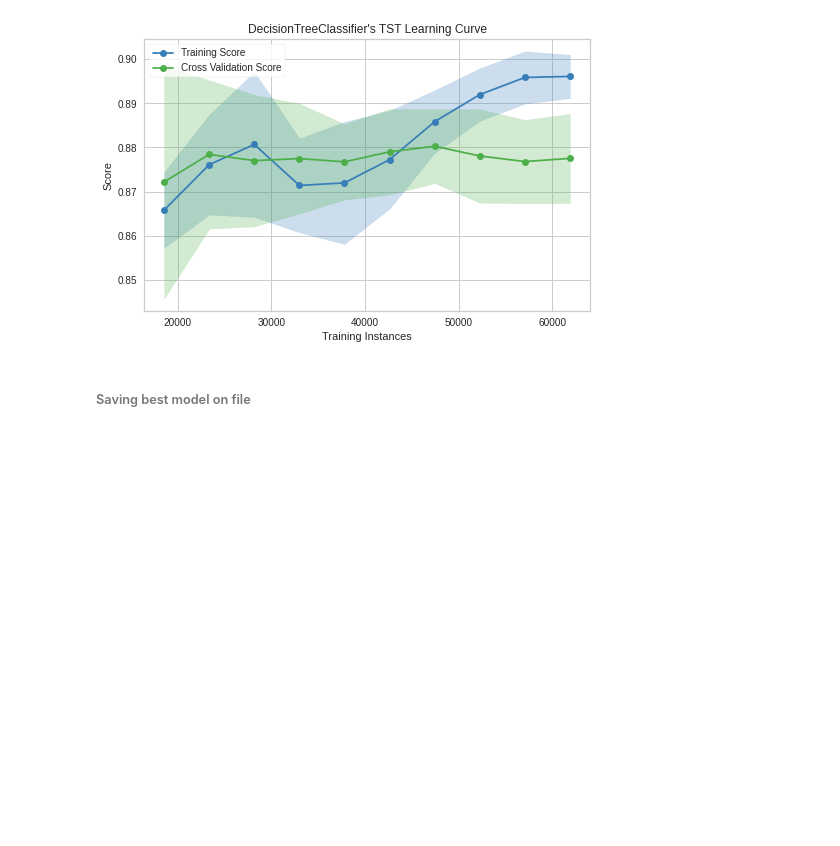
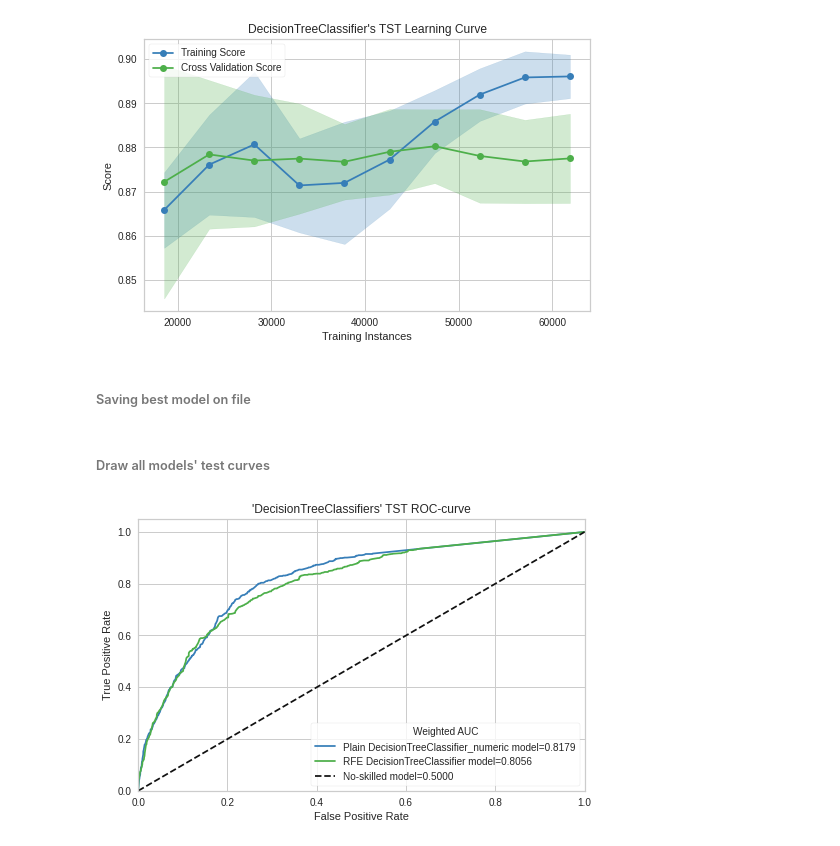
Before and after one commit to alexandrabradan/Datamining2_AdvancedTopics, a Jupyter notebook: notebook/Module_1/DecisionTree_cv3_n_iter_10_numeric*.ipynb, the cells around one changed output. Cells and saved outputs as stored; diff of their text form; code cells hidden in the pictures; blank space fills up the shorter version.

Commit message:
update simple classifiers

```diff
--- a/notebook/Module_1/DecisionTree_cv3_n_iter_10_numeric*.ipynb
+++ b/notebook/Module_1/DecisionTree_cv3_n_iter_10_numeric*.ipynb
@@ -899,5 +899,31 @@ model_info = {'params': params_tst,
               'best_features_scores': best_features_scores
              }
 
-with open(model_name + '.pickle', 'wb') as handle:
+with open('pickle/' + model_name + '.pickle', 'wb') as handle:
     pickle.dump(model_info, handle, protocol=pickle.HIGHEST_PROTOCOL)
+# %% [markdown]
+<h6>Draw all models' test curves</h6>
+# %%
+import os
+import pickle
+
+global_info = {}
+pickle_dir_files = os.listdir('pickle/')
+for filename in pickle_dir_files:
+    if 'DecisionTreeClassifier' in filename:
+        with open('pickle/' + filename, 'rb') as handle:
+            curr_model_info = pickle.load(handle)
+
+            y_prob = curr_model_info['y_prob']
+            curr_model_name = filename.split(".")[0]
+            curr_model_feature_filter = curr_model_info['model_name']
+            full_curr_model_name = curr_model_feature_filter + " "  + curr_model_name
+            # print(filename, curr_model_name, curr_model_feature_filter, sep="\t")
+
+            global_info[full_curr_model_name] = {}
+            global_info = get_roc_curve_and_roc_auc_score(y_test.values.ravel(), y_prob[:, 1],
+                                                          full_curr_model_name, global_info)
+
+draw_multiple_roc_curves(global_info, "'DecisionTreeClassifier" + "s" , v_or_t_flag)
+# %% [output]
+[figure, added]
```
Also changed, not shown: 3 other files.
